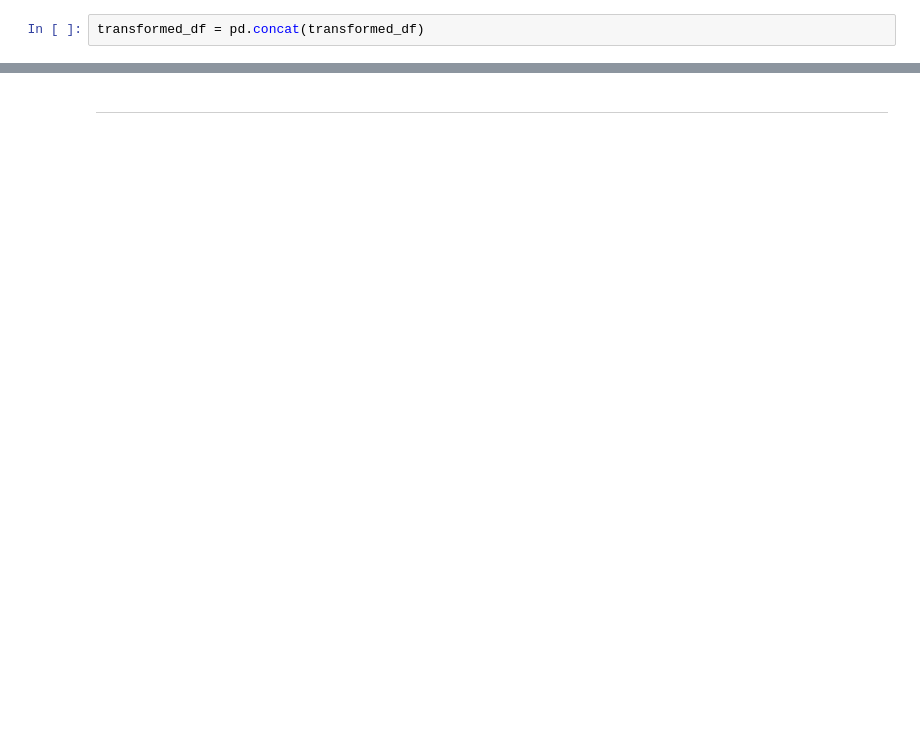
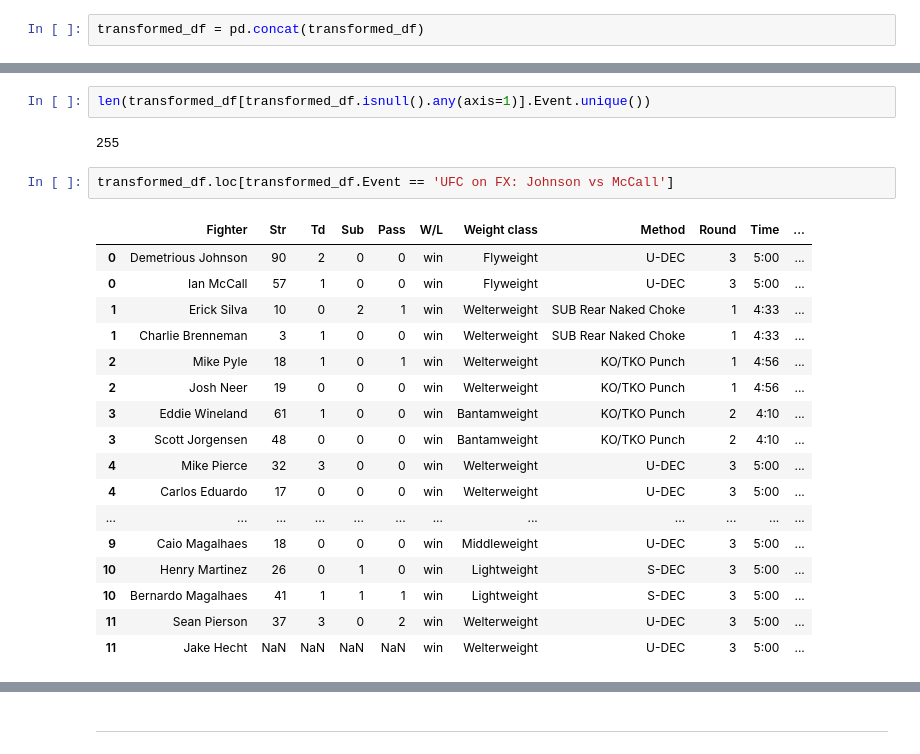
Before and after one commit to Neji128/Creating-a-SQL-Server-via-Web-Scrapping, a Jupyter notebook: data/Web_Scrapping.ipynb, the cells around one changed output, grey strips where cells are left out. Drawn from its saved outputs; the diff is of its cells as text; blank space fills up the shorter version.

```diff
--- a/data/Web_Scrapping.ipynb
+++ b/data/Web_Scrapping.ipynb
@@ -484,0 +538,24 @@ transformed_df
+# %%
+len(transformed_df[transformed_df.isnull().any(axis=1)].Event.unique())
+# %% [output]
+255
+# %%
+transformed_df.loc[transformed_df.Event == 'UFC on FX: Johnson vs McCall']
+# %% [output]
+|  | Fighter | Str | Td | Sub | Pass | W/L | Weight class | Method | Round | Time | ... |
+| 0 | Demetrious Johnson | 90 | 2 | 0 | 0 | win | Flyweight | U-DEC | 3 | 5:00 | ... |
+| 0 | Ian McCall | 57 | 1 | 0 | 0 | win | Flyweight | U-DEC | 3 | 5:00 | ... |
+| 1 | Erick Silva | 10 | 0 | 2 | 1 | win | Welterweight | SUB Rear Naked Choke | 1 | 4:33 | ... |
+| 1 | Charlie Brenneman | 3 | 1 | 0 | 0 | win | Welterweight | SUB Rear Naked Choke | 1 | 4:33 | ... |
+| 2 | Mike Pyle | 18 | 1 | 0 | 1 | win | Welterweight | KO/TKO Punch | 1 | 4:56 | ... |
+| 2 | Josh Neer | 19 | 0 | 0 | 0 | win | Welterweight | KO/TKO Punch | 1 | 4:56 | ... |
+| 3 | Eddie Wineland | 61 | 1 | 0 | 0 | win | Bantamweight | KO/TKO Punch | 2 | 4:10 | ... |
+| 3 | Scott Jorgensen | 48 | 0 | 0 | 0 | win | Bantamweight | KO/TKO Punch | 2 | 4:10 | ... |
+| 4 | Mike Pierce | 32 | 3 | 0 | 0 | win | Welterweight | U-DEC | 3 | 5:00 | ... |
+| 4 | Carlos Eduardo | 17 | 0 | 0 | 0 | win | Welterweight | U-DEC | 3 | 5:00 | ... |
+| ... | ... | ... | ... | ... | ... | ... | ... | ... | ... | ... | ... |
+| 9 | Caio Magalhaes | 18 | 0 | 0 | 0 | win | Middleweight | U-DEC | 3 | 5:00 | ... |
+| 10 | Henry Martinez | 26 | 0 | 1 | 0 | win | Lightweight | S-DEC | 3 | 5:00 | ... |
+| 10 | Bernardo Magalhaes | 41 | 1 | 1 | 1 | win | Lightweight | S-DEC | 3 | 5:00 | ... |
+| 11 | Sean Pierson | 37 | 3 | 0 | 2 | win | Welterweight | U-DEC | 3 | 5:00 | ... |
+| 11 | Jake Hecht | NaN | NaN | NaN | NaN | win | Welterweight | U-DEC | 3 | 5:00 | ... |
```
Also changed, not shown: parts of 12 cells of this notebook.
